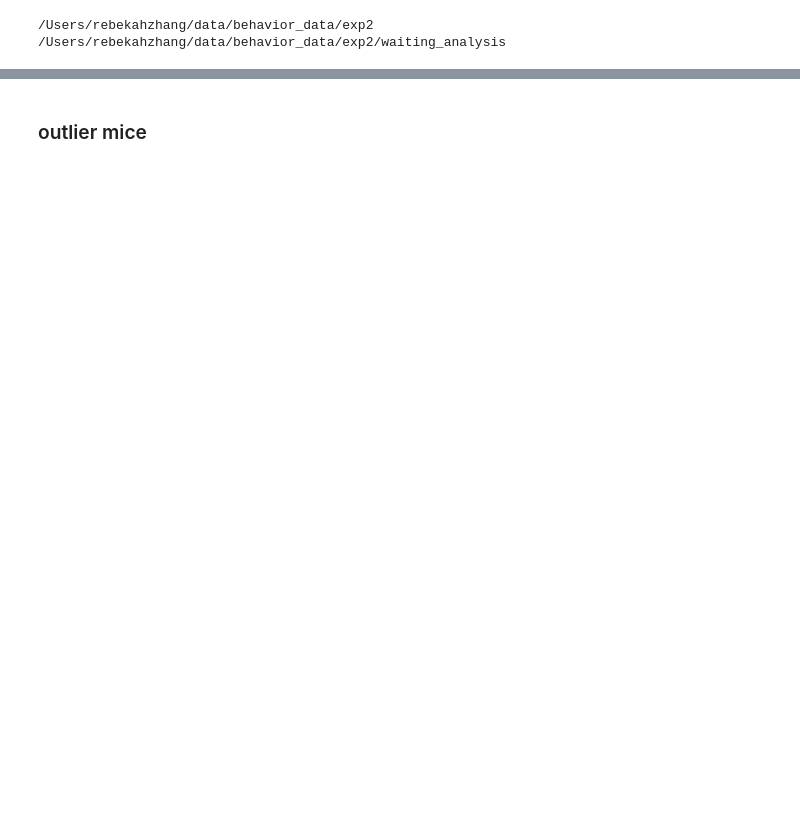
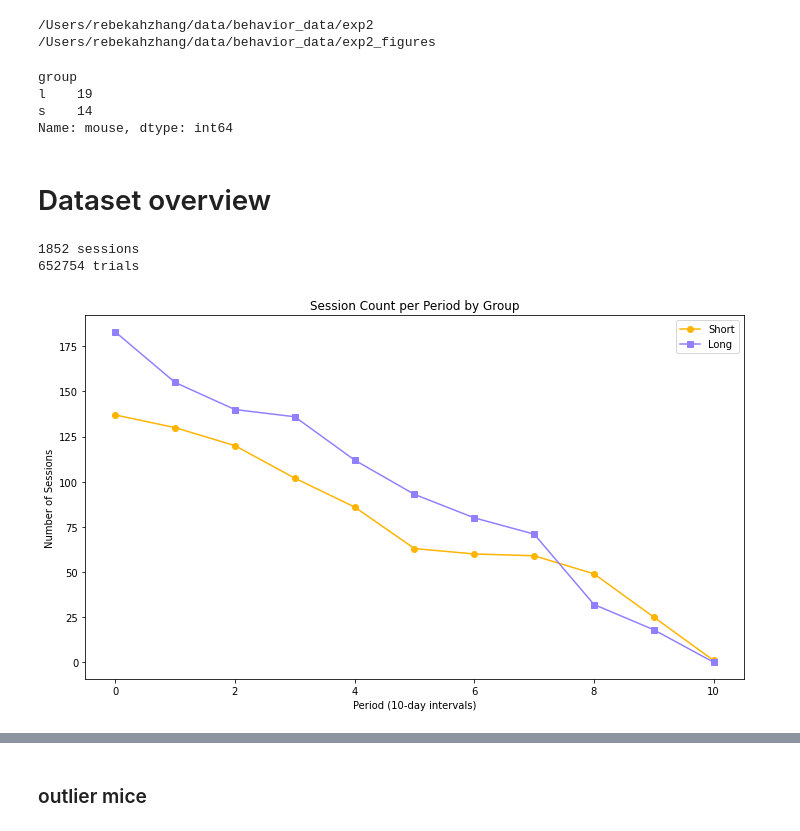
Before and after one commit to rebz444/luckycharm, a Jupyter notebook: waiting_behavior_learning.ipynb, the cells around one changed output, grey strips where cells are left out. Cells and saved outputs as stored; diff of their text form; code cells hidden in the pictures; blank space fills up the shorter version.

```diff
--- a/waiting_behavior_learning.ipynb
+++ b/waiting_behavior_learning.ipynb
@@ -16,14 +16,11 @@ import statsmodels.formula.api as smf
 data_dir = '/Users/rebekahzhang/data/behavior_data'
 exp = "exp2"
 data_folder = os.path.join(data_dir, exp)
-figure_folder = os.path.join(data_dir, exp, f'{exp}_figures')
-
-data_folder = os.path.join(data_dir, exp)
-figure_folder = os.path.join(data_dir, exp, 'waiting_analysis')
+figure_folder = os.path.join(data_dir, f'{exp}_figures')
 os.makedirs(figure_folder, exist_ok=True)
 
 print(data_folder)
 print(figure_folder)
 # %% [output]
 /Users/rebekahzhang/data/behavior_data/exp2
-/Users/rebekahzhang/data/behavior_data/exp2/waiting_analysis
+/Users/rebekahzhang/data/behavior_data/exp2_figures
@@ -29,0 +35,32 @@ print(figure_folder)
+# %%
+sessions_training.mouse.nunique()
+sessions_training.groupby('group')['mouse'].nunique()
+# %% [output]
+group
+l    19
+s    14
+Name: mouse, dtype: int64
+# %% [markdown]
+# Dataset overview
+# %%
+print(f'{len(sessions_training)} sessions')
+print(f'{len(trials_training)} trials')
+# %% [output]
+1852 sessions
+652754 trials
+# %%
+plt.figure(figsize=(10, 6))
+
+session_counts = sessions_training.groupby(['period', 'group']).size().unstack(fill_value=0)
+plt.plot(session_counts.index, session_counts['s'], marker='o', label='Short', color=custom_palette['s'])
+plt.plot(session_counts.index, session_counts['l'], marker='s', label='Long', color=custom_palette['l'])
+
+plt.xlabel('Period (10-day intervals)')
+plt.ylabel('Number of Sessions')
+plt.title('Session Count per Period by Group')
+plt.legend()  # Add legend
+
+plt.tight_layout()
+plt.savefig(os.path.join(figure_folder, "session_count_by_period_by_group.png"))
+# %% [output]
+[figure, added]
```
Also changed, not shown: parts of 86 cells of this notebook, 11 other files.
